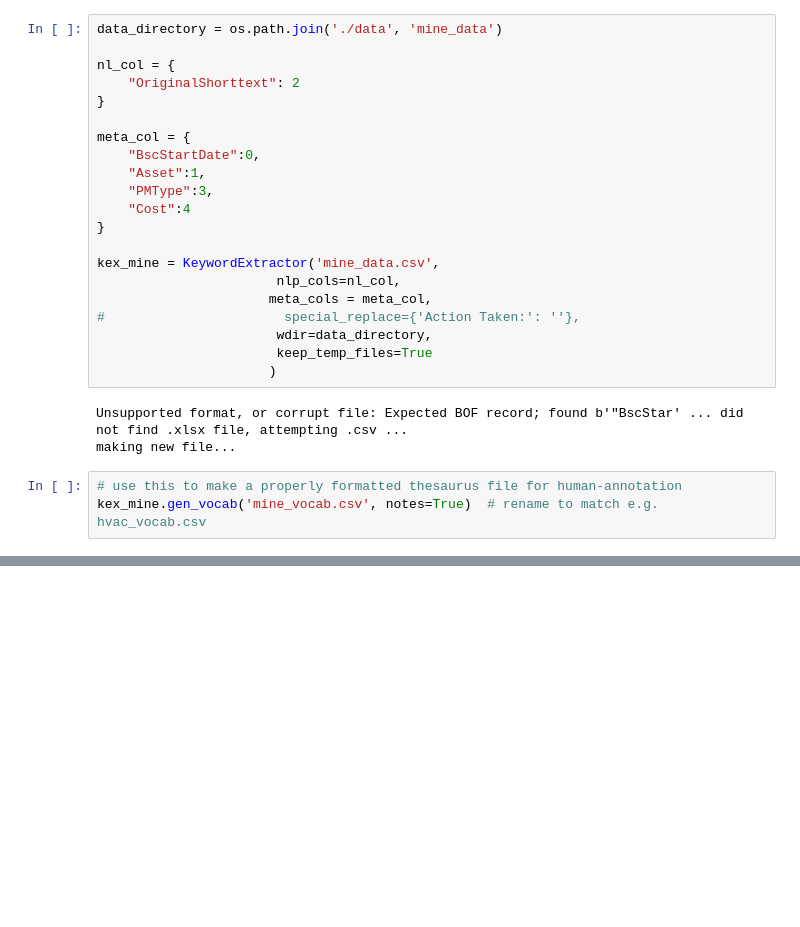
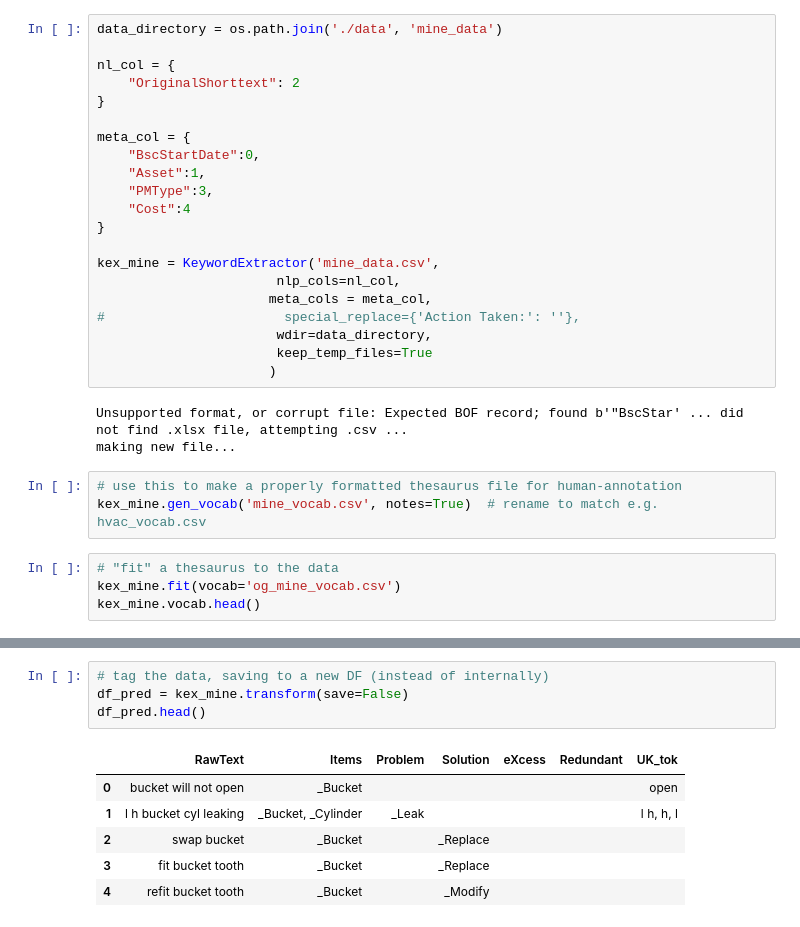
Before and after one commit to usnistgov/nestor, a Jupyter notebook: docs/tutorial.ipynb, the cells around one changed output, grey strips where cells are left out. Drawn from its saved outputs; the diff is of its cells as text; blank space fills up the shorter version.

```diff
--- a/tutorial.ipynb
+++ b/docs/tutorial.ipynb
@@ -381,3 +381,7 @@ making new file...
 # %%
 # use this to make a properly formatted thesaurus file for human-annotation
 kex_mine.gen_vocab('mine_vocab.csv', notes=True)  # rename to match e.g. hvac_vocab.csv
+# %%
+# "fit" a thesaurus to the data
+kex_mine.fit(vocab='og_mine_vocab.csv')
+kex_mine.vocab.head()
@@ -383,0 +396,11 @@ kex_mine.gen_vocab('mine_vocab.csv', notes=True)  # rename to match e.g. hvac_vo
+# %%
+# tag the data, saving to a new DF (instead of internally)
+df_pred = kex_mine.transform(save=False)
+df_pred.head()
+# %% [output]
+|  | RawText | Items | Problem | Solution | eXcess | Redundant | UK_tok |
+| 0 | bucket will not open | _Bucket |  |  |  |  | open |
+| 1 | l h bucket cyl leaking | _Bucket, _Cylinder | _Leak |  |  |  | l h, h, l |
+| 2 | swap bucket | _Bucket |  | _Replace |  |  |  |
+| 3 | fit bucket tooth | _Bucket |  | _Replace |  |  |  |
+| 4 | refit bucket tooth | _Bucket |  | _Modify |  |  |  |
```
Also changed, not shown: parts of 3 cells of this notebook, 1 other file.
